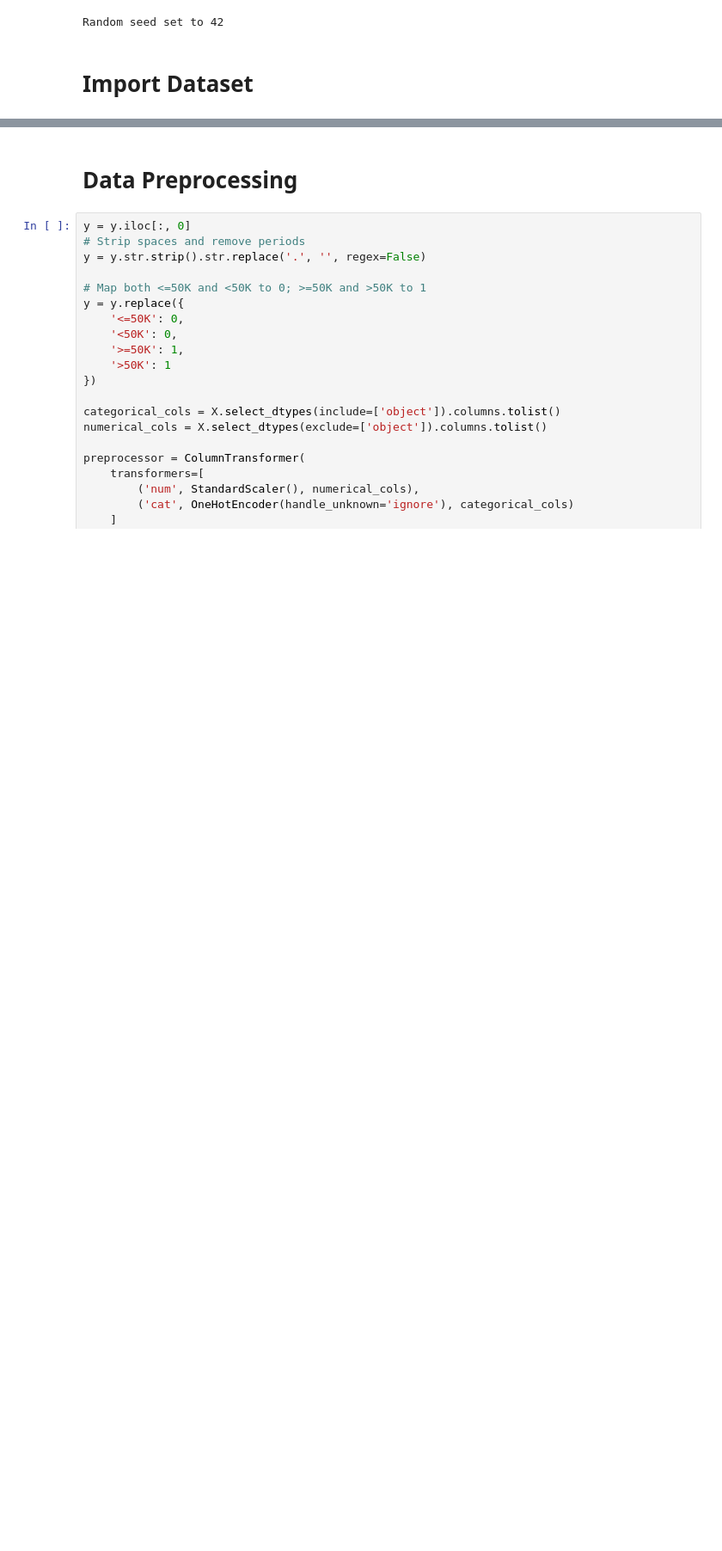
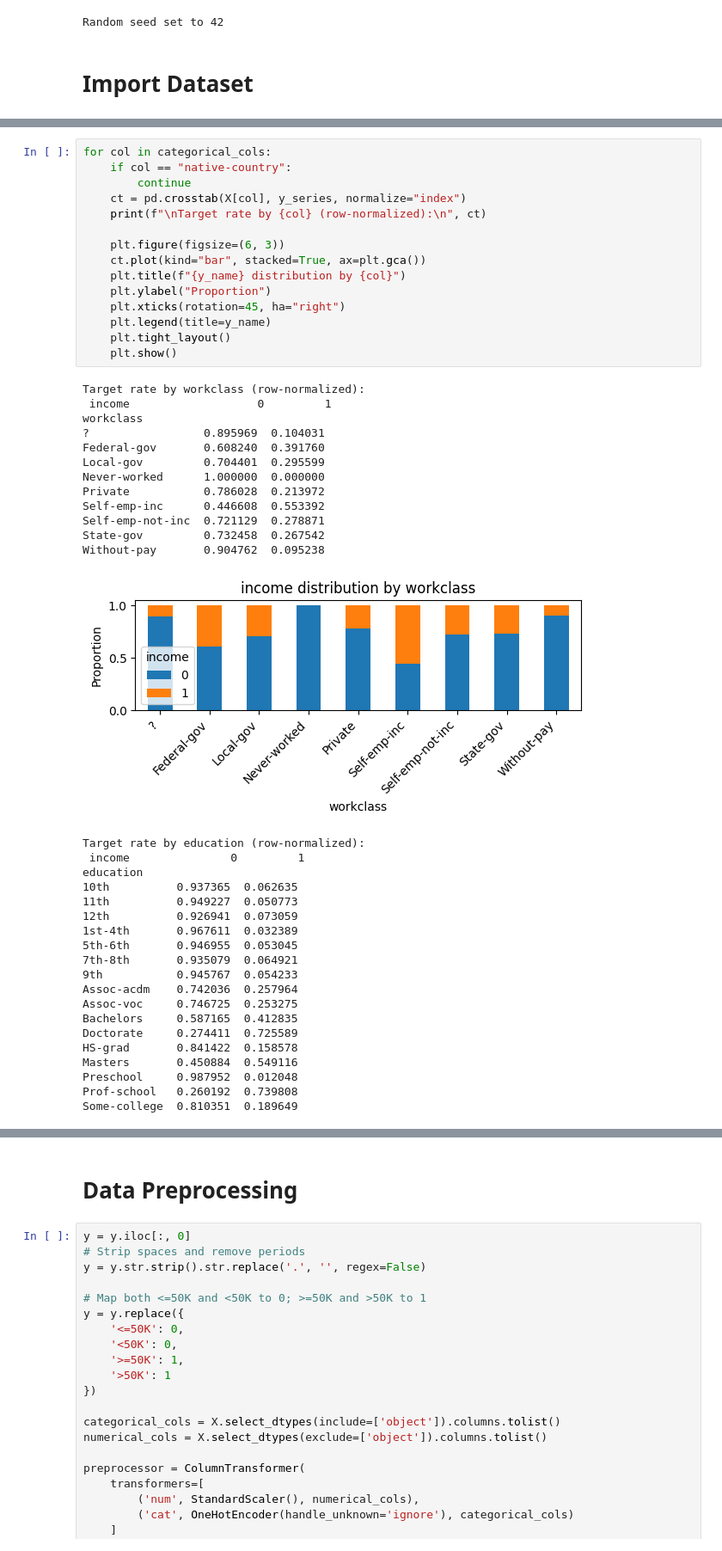
Before and after one commit to Enrico-Madani1/S-DP-SGD_Data259, a Jupyter notebook: Project_DATA259.ipynb, the cells around one changed output, grey strips where cells are left out. Shown at 86% size. Drawn from its saved outputs; the diff is of its cells as text; blank space fills up the shorter version.

```diff
--- a/Project_DATA259.ipynb
+++ b/Project_DATA259.ipynb
@@ -48,0 +280,48 @@ y = adult.data.targets
+# %%
+for col in categorical_cols:
+    if col == "native-country":
+        continue
+    ct = pd.crosstab(X[col], y_series, normalize="index")
+    print(f"\nTarget rate by {col} (row-normalized):\n", ct)
+
+    plt.figure(figsize=(6, 3))
+    ct.plot(kind="bar", stacked=True, ax=plt.gca())
+    plt.title(f"{y_name} distribution by {col}")
+    plt.ylabel("Proportion")
+    plt.xticks(rotation=45, ha="right")
+    plt.legend(title=y_name)
+    plt.tight_layout()
+    plt.show()
+# %% [output]
+Target rate by workclass (row-normalized):
+ income                   0         1
+workclass
+?                 0.895969  0.104031
+Federal-gov       0.608240  0.391760
+Local-gov         0.704401  0.295599
+Never-worked      1.000000  0.000000
+Private           0.786028  0.213972
+Self-emp-inc      0.446608  0.553392
+Self-emp-not-inc  0.721129  0.278871
+State-gov         0.732458  0.267542
+Without-pay       0.904762  0.095238
+[figure, added]
+Target rate by education (row-normalized):
+ income               0         1
+education
+10th          0.937365  0.062635
+11th          0.949227  0.050773
+12th          0.926941  0.073059
+1st-4th       0.967611  0.032389
+5th-6th       0.946955  0.053045
+7th-8th       0.935079  0.064921
+9th           0.945767  0.054233
+Assoc-acdm    0.742036  0.257964
+Assoc-voc     0.746725  0.253275
+Bachelors     0.587165  0.412835
+Doctorate     0.274411  0.725589
+HS-grad       0.841422  0.158578
+Masters       0.450884  0.549116
+Preschool     0.987952  0.012048
+Prof-school   0.260192  0.739808
+Some-college  0.810351  0.189649
```
Also changed, not shown: parts of 18 cells of this notebook.
